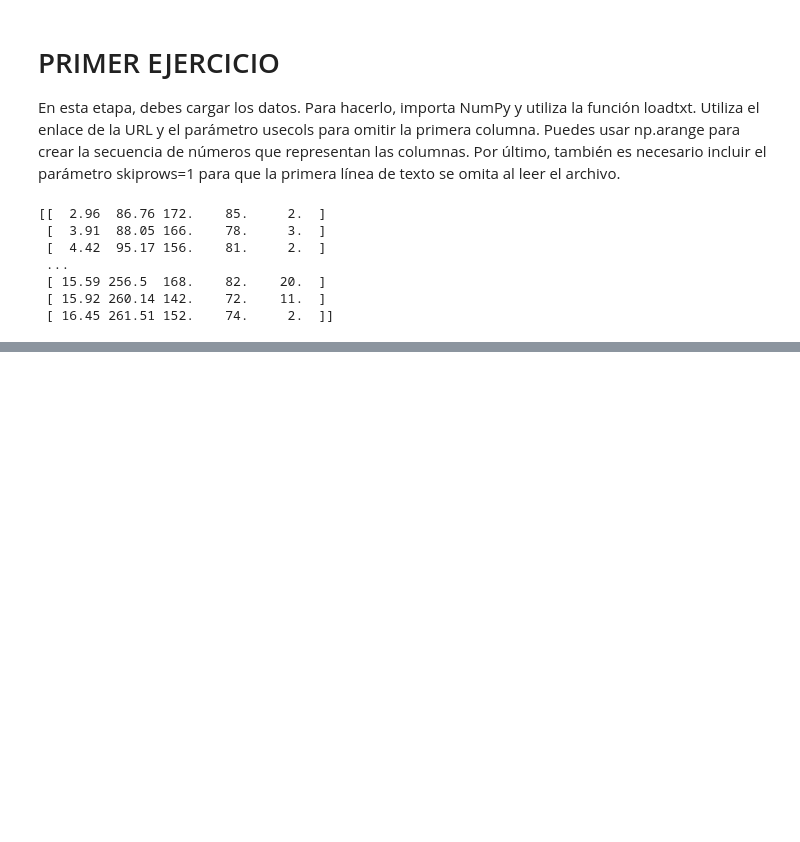
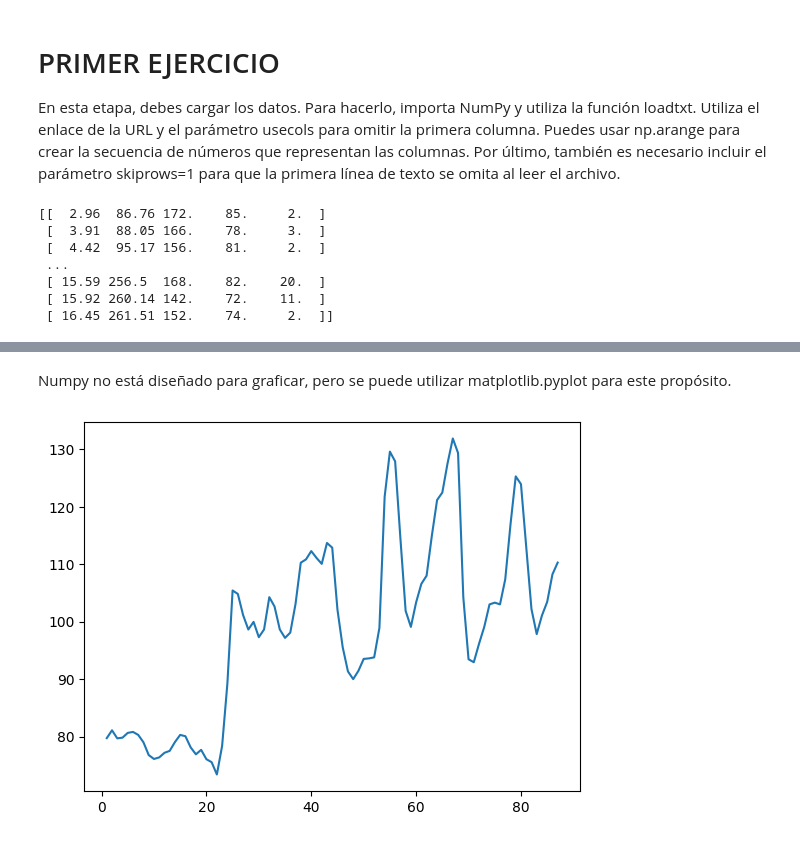
Before and after one commit to mauloredo/modulo-numpy, a Jupyter notebook: Numpy.ipynb, the cells around one changed output, grey strips where cells are left out. Cells and saved outputs as stored; diff of their text form; code cells hidden in the pictures; blank space fills up the shorter version.

```diff
--- a/Numpy.ipynb
+++ b/Numpy.ipynb
@@ -108,0 +112,7 @@ print(datos_a)
+# %%
+#con el siguiente comando    array[  ,  ] se llaman los valores de cierta fila y cierta columna. Cuando se usa el símbolo : se llaman todos los valores
+
+fechas = datos_transpuestos[:, 0]
+fechas
+
+#de esta manera, se seleccionan y se imprimen solamente el conjuto de fechas
@@ -108,0 +133,7 @@ print(datos_a)
+# %%
+#de la misma manera, vamos a seleccionar los precios
+
+precios = datos_transpuestos[:, 1:]
+precios
+
+#es lo mismom que expresar precios = datos_transpuestos[:, 1:6]
@@ -108,0 +158,9 @@ print(datos_a)
+# %% [markdown]
+Numpy no está diseñado para graficar, pero se puede utilizar matplotlib.pyplot para este propósito.
+# %%
+import matplotlib.pyplot as plt
+
+plt.plot(fechas, precios[:,0])
+plt.show()
+# %% [output]
+[figure, added]
```
Also changed, not shown: parts of 20 cells of this notebook.
